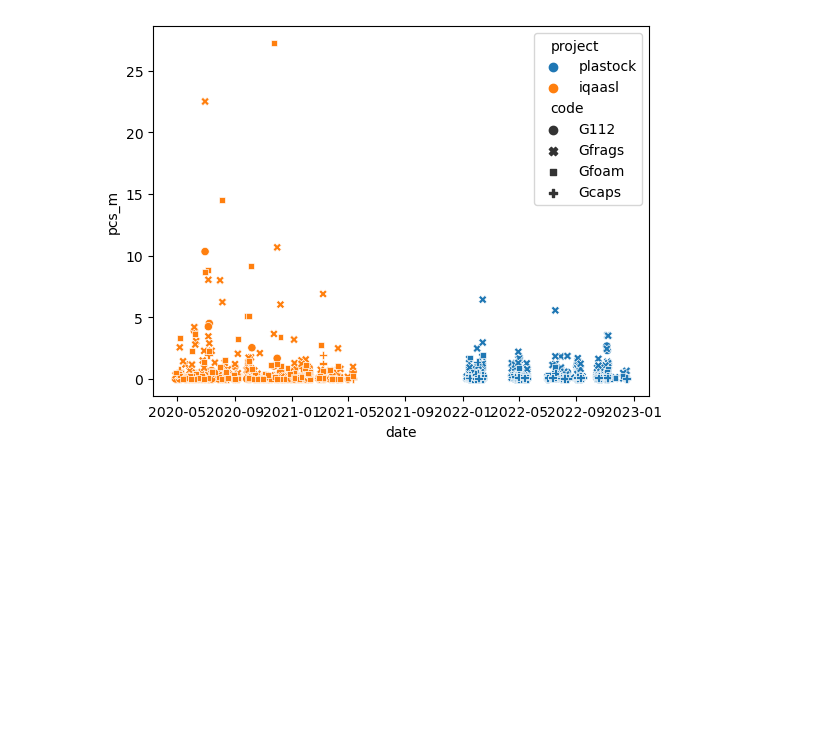
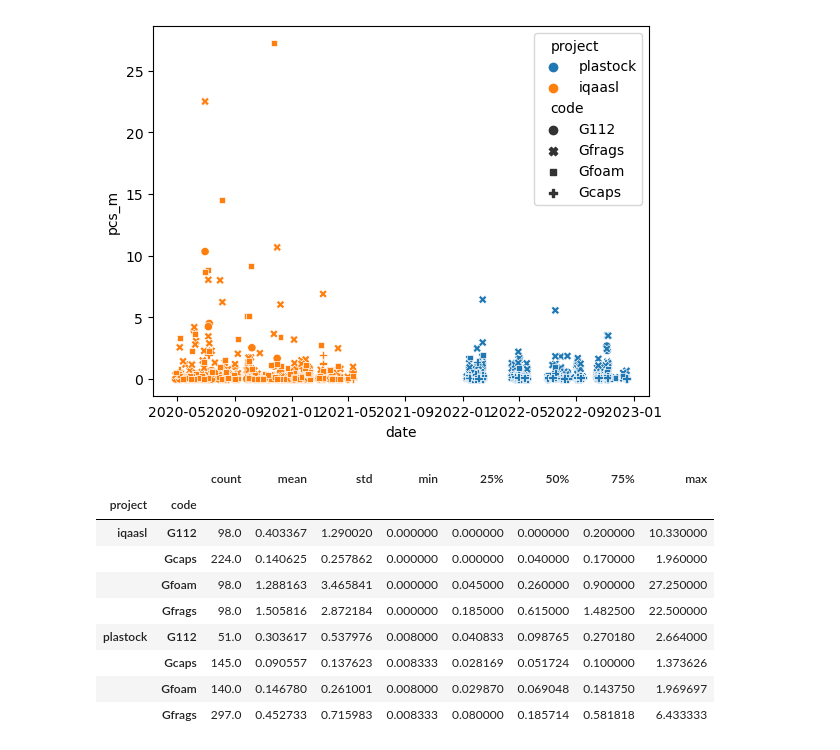
Before and after one commit to AssociationSauvegardeLeman/plastock, a Jupyter notebook: plastock_iqaasl.ipynb, the cells around one changed output. Drawn from its saved outputs; the diff is of its cells as text; code cells hidden in the pictures; blank space fills up the shorter version.

```diff
--- a/plastock_iqaasl.ipynb
+++ b/plastock_iqaasl.ipynb
@@ -257,4 +257,15 @@ plt.show()
 # %% [output]
 [figure]
 # %%
-daily_totals.groupby(["pro
+daily_totals.groupby(["project", "code"]).pcs_m.describe()
+# %% [output]
+|  |  | count | mean | std | min | 25% | 50% | 75% | max |
+| project | code |  |  |  |  |  |  |  |  |
+| iqaasl | G112 | 98.0 | 0.403367 | 1.290020 | 0.000000 | 0.000000 | 0.000000 | 0.200000 | 10.330000 |
+|  | Gcaps | 224.0 | 0.140625 | 0.257862 | 0.000000 | 0.000000 | 0.040000 | 0.170000 | 1.960000 |
+|  | Gfoam | 98.0 | 1.288163 | 3.465841 | 0.000000 | 0.045000 | 0.260000 | 0.900000 | 27.250000 |
+|  | Gfrags | 98.0 | 1.505816 | 2.872184 | 0.000000 | 0.185000 | 0.615000 | 1.482500 | 22.500000 |
+| plastock | G112 | 51.0 | 0.303617 | 0.537976 | 0.008000 | 0.040833 | 0.098765 | 0.270180 | 2.664000 |
+|  | Gcaps | 145.0 | 0.090557 | 0.137623 | 0.008333 | 0.028169 | 0.051724 | 0.100000 | 1.373626 |
+|  | Gfoam | 140.0 | 0.146780 | 0.261001 | 0.008000 | 0.029870 | 0.069048 | 0.143750 | 1.969697 |
+|  | Gfrags | 297.0 | 0.452733 | 0.715983 | 0.008333 | 0.080000 | 0.185714 | 0.581818 | 6.433333 |
```
